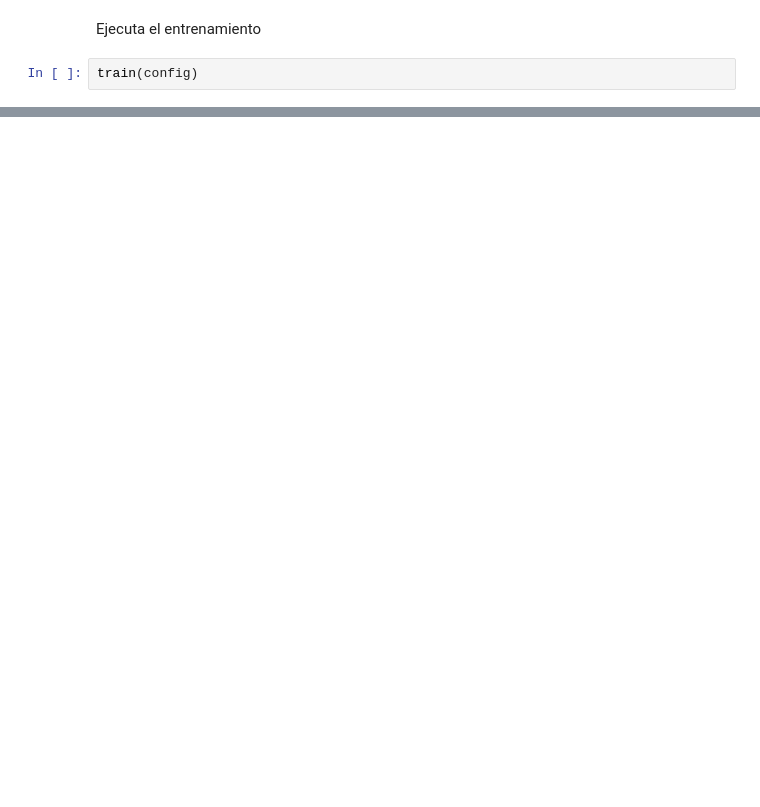
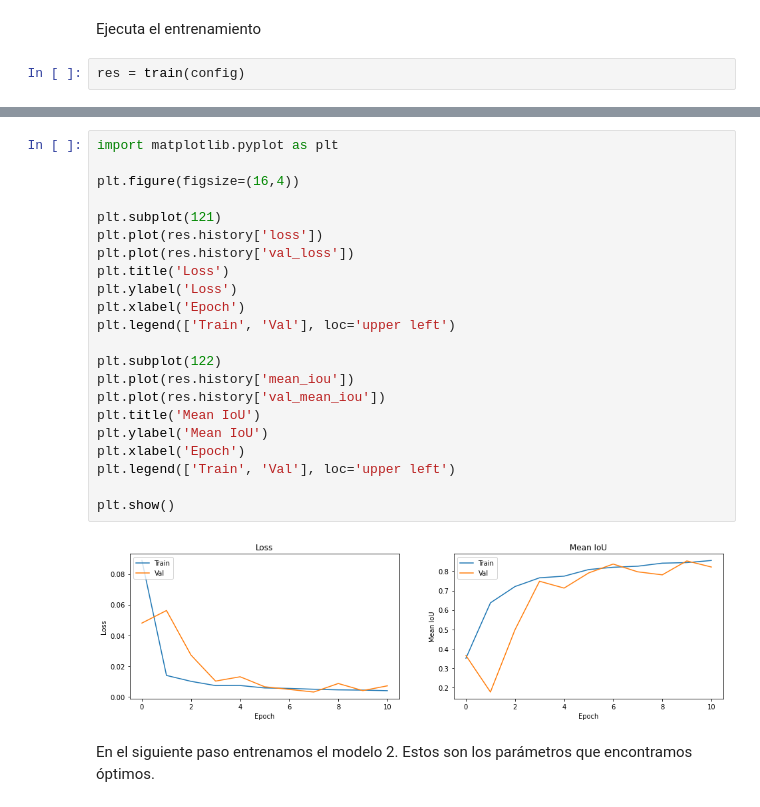
Before and after one commit to dymaxionlabs/meduy-eas, a Jupyter notebook: 2_EAS_Entrenamiento.ipynb, the cells around one changed output, grey strips where cells are left out. Saved outputs shown, nothing was run; the diff lists cells and outputs as text; blank space fills up the shorter version.

```diff
--- a/2_EAS_Entrenamiento.ipynb
+++ b/2_EAS_Entrenamiento.ipynb
@@ -330,4 +337,4 @@ plot_data_generator(train_config=config, num_samples=3, fig_size=(10,10))
 # %% [markdown]
 Ejecuta el entrenamiento
-# %%
-train(config)
+# %%
+res = train(config)
@@ -333,0 +368,26 @@ train(config)
+# %%
+import matplotlib.pyplot as plt
+
+plt.figure(figsize=(16,4))
+
+plt.subplot(121)
+plt.plot(res.history['loss'])
+plt.plot(res.history['val_loss'])
+plt.title('Loss')
+plt.ylabel('Loss')
+plt.xlabel('Epoch')
+plt.legend(['Train', 'Val'], loc='upper left')
+
+plt.subplot(122)
+plt.plot(res.history['mean_iou'])
+plt.plot(res.history['val_mean_iou'])
+plt.title('Mean IoU')
+plt.ylabel('Mean IoU')
+plt.xlabel('Epoch')
+plt.legend(['Train', 'Val'], loc='upper left')
+
+plt.show()
+# %% [output]
+[figure, added]
+# %% [markdown]
+En el siguiente paso entrenamos el modelo 2. Estos son los parámetros que encontramos óptimos.
```
Also changed, not shown: parts of 15 cells of this notebook, 1 other file.
